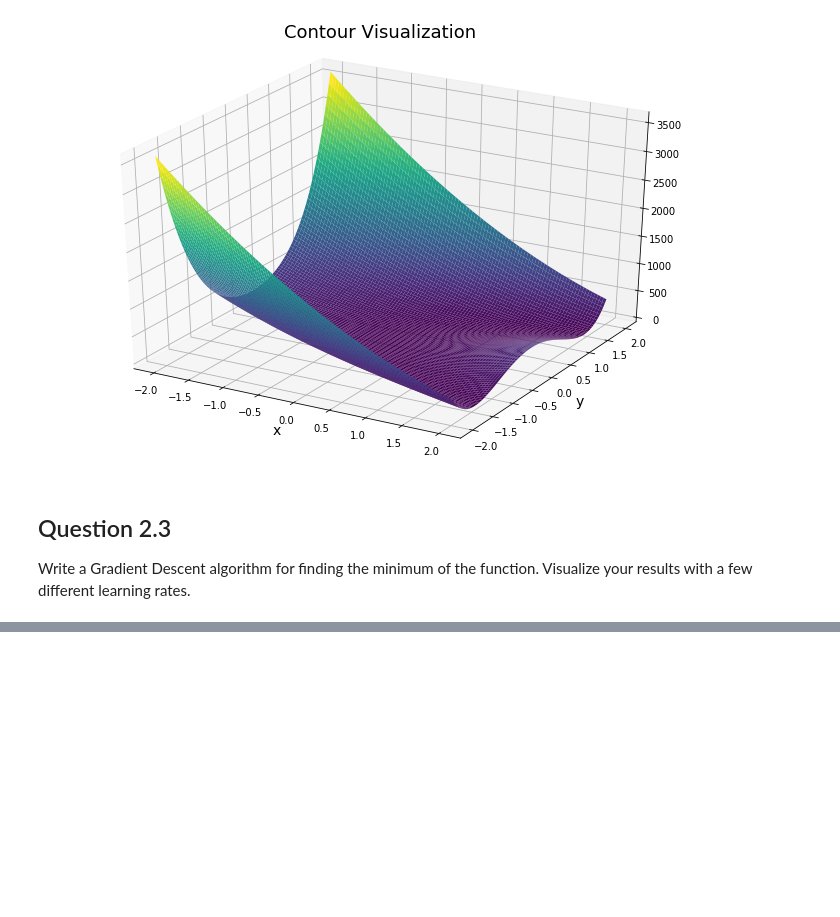
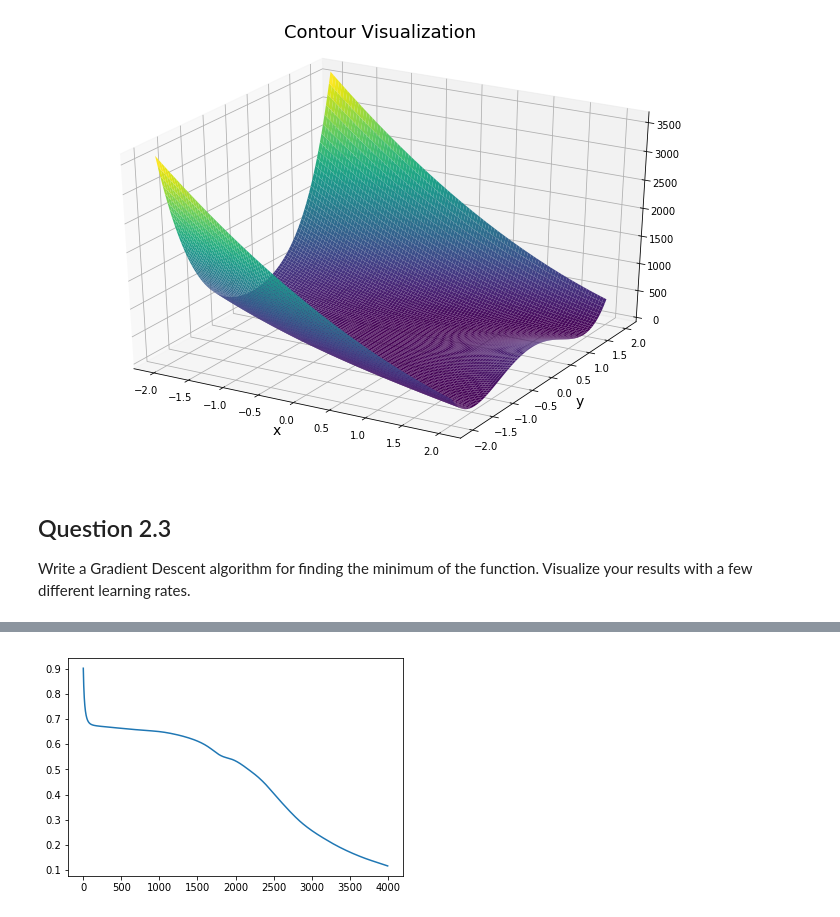
Before and after one commit to Geoff-Lucas/Analytics-590, a Jupyter notebook: HW2/HW2.ipynb, the cells around one changed output, grey strips where cells are left out. Saved outputs shown, nothing was run; the diff lists cells and outputs as text; code cells hidden in the pictures; blank space fills up the shorter version.

```diff
--- a/HW2/HW2.ipynb
+++ b/HW2/HW2.ipynb
@@ -147,0 +356,55 @@ ax.view_init(40, -20)
+# %%
+def loss(y, y_hat):
+    return np.mean(np.multiply(-y, np.log(y_hat)) - np.multiply((1 - y), np.log(1 - y_hat)))
+
+W = np.random.rand(2,3)
+V = np.random.rand(3,1)
+b = np.random.rand(1,3)
+c = np.random.rand(1,1)
+
+from copy import deepcopy
+W1 = deepcopy(W)
+V1 = deepcopy(V)
+b1 = deepcopy(b)
+c1 = deepcopy(c)
+# %%
+def grad_descent(XOR, iters, lr, W, V, b, c):
+
+    X_train = XOR[:, 0:2]
+    y_train = XOR[:, 2: ]
+
+    losses = []
+
+    for iteration in range(iters):
+        if iteration > 0 and iteration % 250 == 0:
+            print ("Iter: " + str(iteration) + "   Loss: " + str(losses[iteration - 1]))
+
+        for i in range(800):
+            # print(i)
+            gradient_vec = grad_f(X_train[i,:].reshape(1,2), y_train[i, :].reshape(1,1), W, V, b, c)
+
+            V[0] = V[0] - lr * gradient_vec[0][0]
+            V[1] = V[1] - lr * gradient_vec[1][0]
+            V[2] = V[2] - lr * gradient_vec[2][0]
+            W[0,0] = W[0,0] - lr * gradient_vec[3][0]
+            W[0,1] = W[0,1] - lr * gradient_vec[4][0]
+            W[0,2] = W[0,2] - lr * gradient_vec[5][0]
+            W[1,0] = W[1,0] - lr * gradient_vec[6][0]
+            W[1,1] = W[1,1] - lr * gradient_vec[7][0]
+            W[1,2] = W[1,2] - lr * gradient_vec[8][0]
+            c = c - lr * gradient_vec[9][0]
+            b[0,0] = b[0,0] - lr * gradient_vec[10][0]
+            b[0,1] = b[0,1] - lr * gradient_vec[11][0]
+            b[0,2] = b[0,2] - lr * gradient_vec[12][0]
+
+
+        temp = ff_nn__ReLU(X_train, W, b, V, c)
+        losses.append(loss(y_train, temp))
+
+    return losses
+
+losses_grad = grad_descent(XOR, 4000, 0.00001, W1, V1, b1, c1)
+
+plt.plot(losses_grad)
+plt.show()
+# %% [output]
@@ -147,0 +426 @@ ax.view_init(40, -20)
+[figure, added]
```
Also changed, not shown: parts of 26 cells of this notebook.
